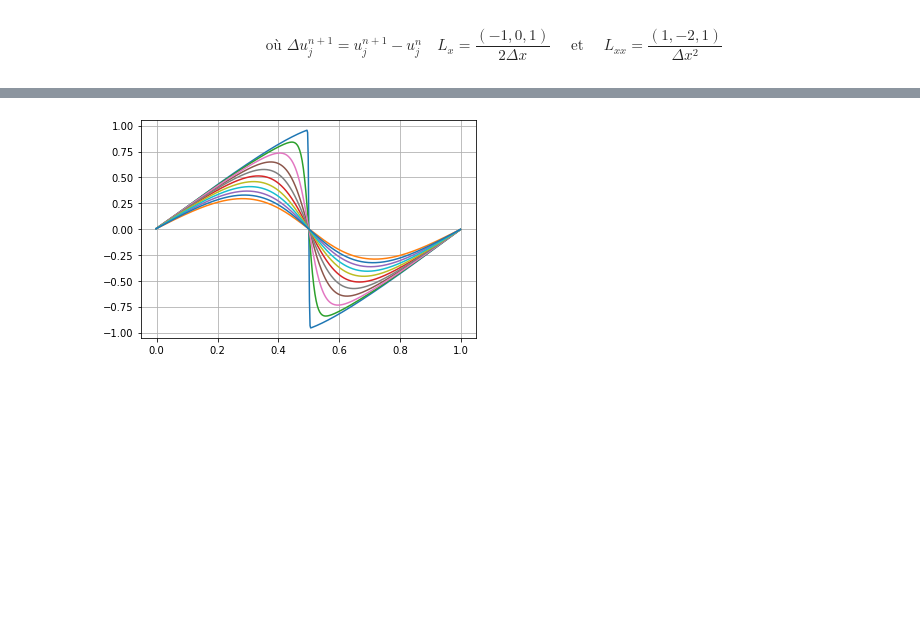
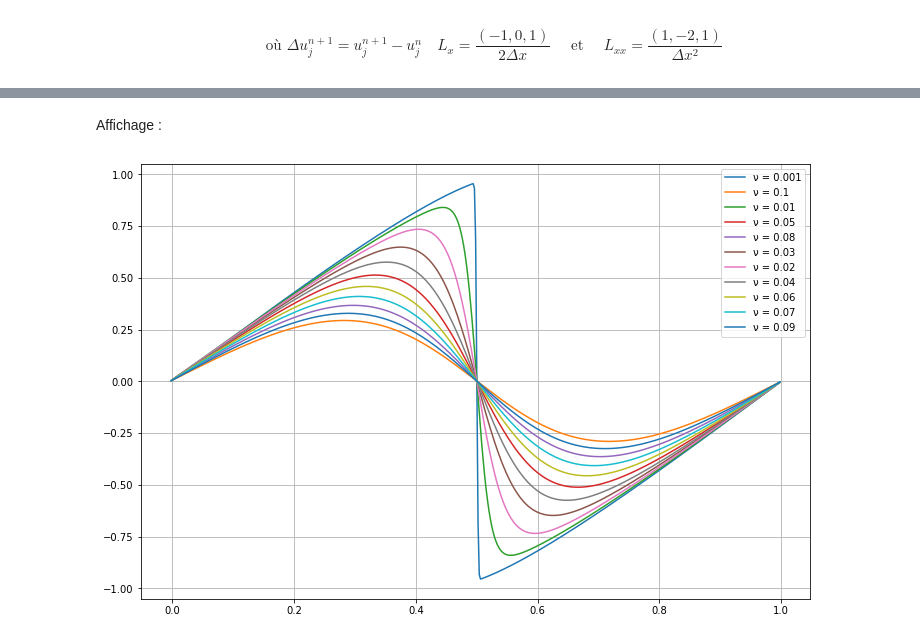
Before and after one commit to SophieWillemot/Equation-de-Burgers, a Jupyter notebook: schéma explicite.ipynb, the cells around one changed output, grey strips where cells are left out. Saved outputs shown, nothing was run; the diff lists cells and outputs as text; code cells hidden in the pictures; blank space fills up the shorter version.

```diff
--- a/schéma explicite.ipynb
+++ b/schéma explicite.ipynb
@@ -174,10 +190,15 @@ U_f=[]
 for i in nu :
     X,U = implicite(n,dt,tf,i)
     U_f.append(U)
-
-for i in U_f :
-    plt.plot(X,i)
-
-plt.grid();
-# %% [output]
-[figure, removed]
+# %% [markdown]
+Affichage :
+# %%
+plt.figure(figsize = (12,8))
+
+for j, i in enumerate(U_f) :
+    plt.plot(X, i, label = "ν = "+str(nu[j]))
+
+plt.legend();
+plt.grid();
+# %% [output]
+[figure, added]
```
Also changed, not shown: parts of 9 cells of this notebook.
